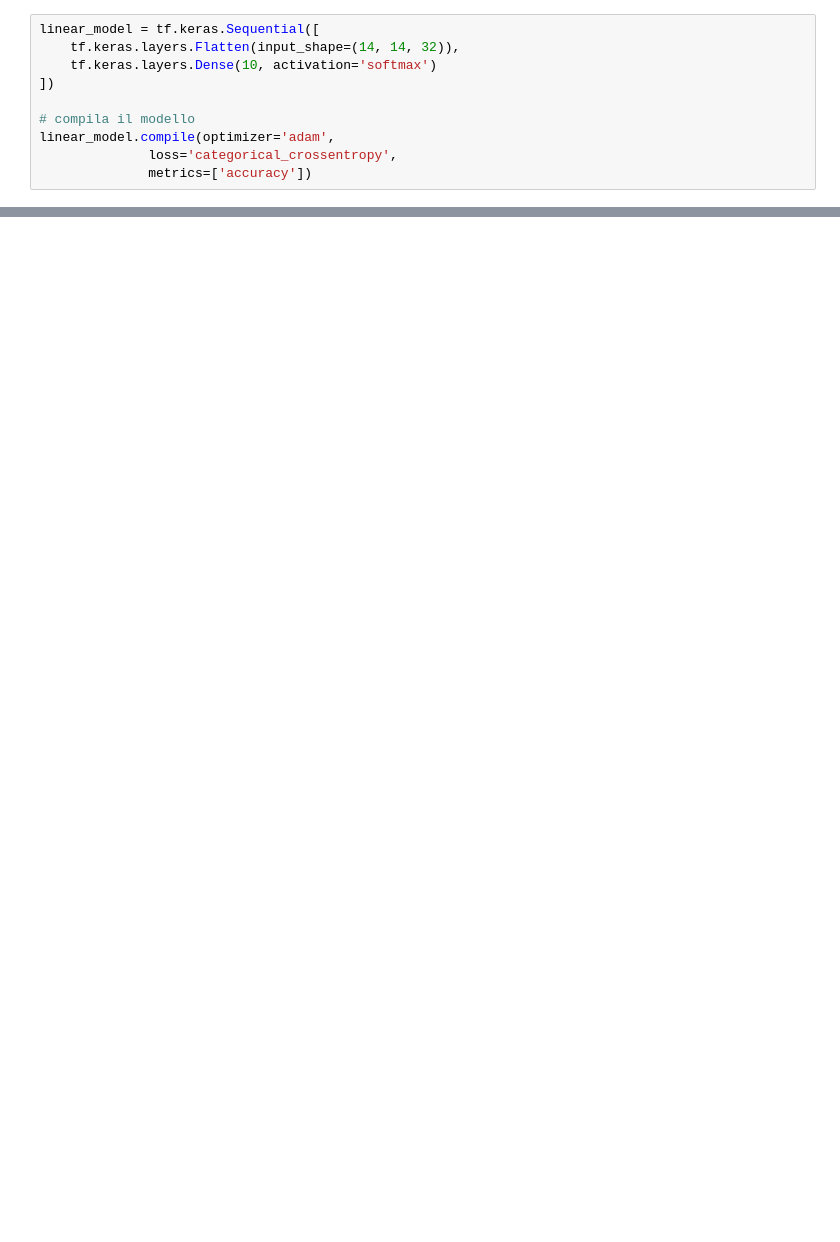
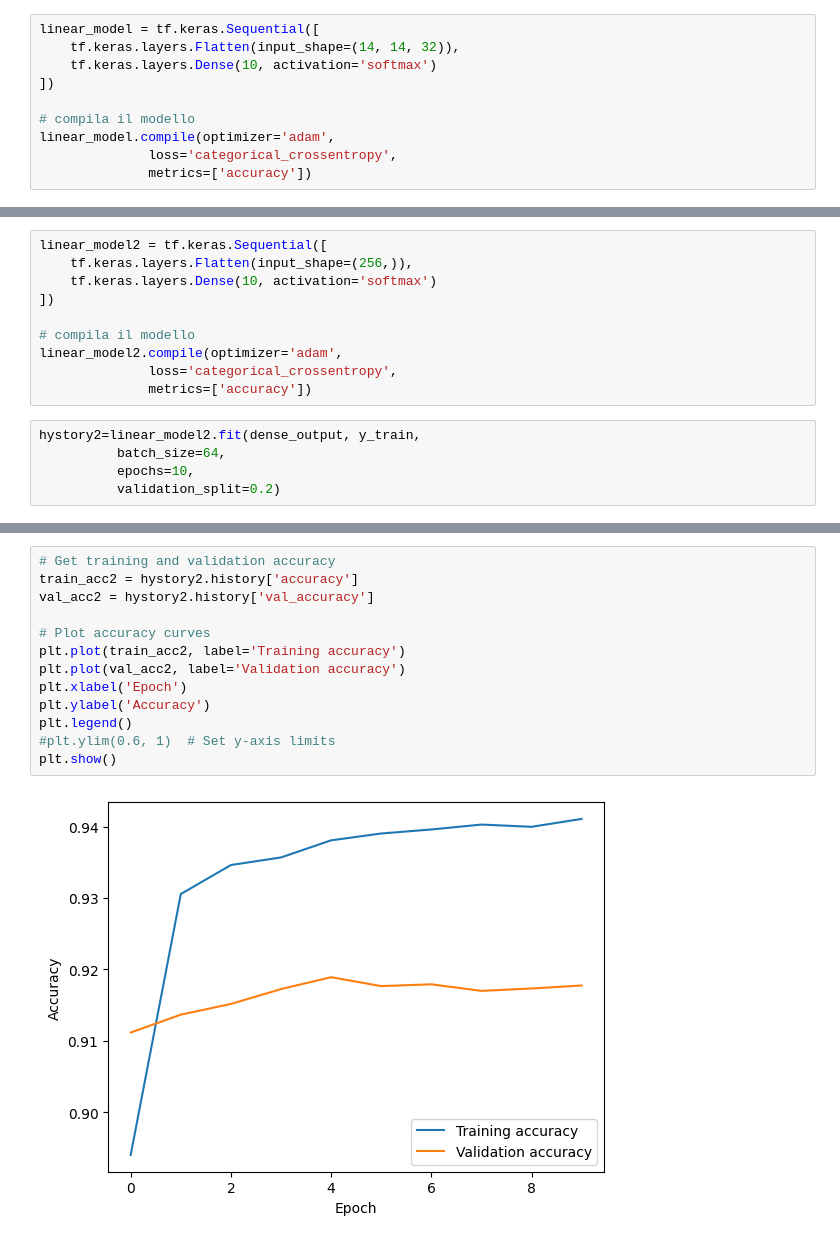
Before and after one commit to Lambru99/Fashion_MNIST_CNN, a Jupyter notebook: Definitivo1.ipynb, the cells around one changed output, grey strips where cells are left out. Drawn from its saved outputs; the diff is of its cells as text; blank space fills up the shorter version.

```diff
--- a/Definitivo1.ipynb
+++ b/Definitivo1.ipynb
@@ -281,0 +272,15 @@ plt.show()
+# %%
+linear_model2 = tf.keras.Sequential([
+    tf.keras.layers.Flatten(input_shape=(256,)),
+    tf.keras.layers.Dense(10, activation='softmax')
+])
+
+# compila il modello
+linear_model2.compile(optimizer='adam',
+              loss='categorical_crossentropy',
+              metrics=['accuracy'])
+# %%
+hystory2=linear_model2.fit(dense_output, y_train,
+          batch_size=64,
+          epochs=10,
+          validation_split=0.2)
@@ -281,0 +315,15 @@ plt.show()
+# %%
+# Get training and validation accuracy
+train_acc2 = hystory2.history['accuracy']
+val_acc2 = hystory2.history['val_accuracy']
+
+# Plot accuracy curves
+plt.plot(train_acc2, label='Training accuracy')
+plt.plot(val_acc2, label='Validation accuracy')
+plt.xlabel('Epoch')
+plt.ylabel('Accuracy')
+plt.legend()
+#plt.ylim(0.6, 1)  # Set y-axis limits
+plt.show()
+# %% [output]
+[figure, added]
```
Also changed, not shown: parts of 17 cells of this notebook.
